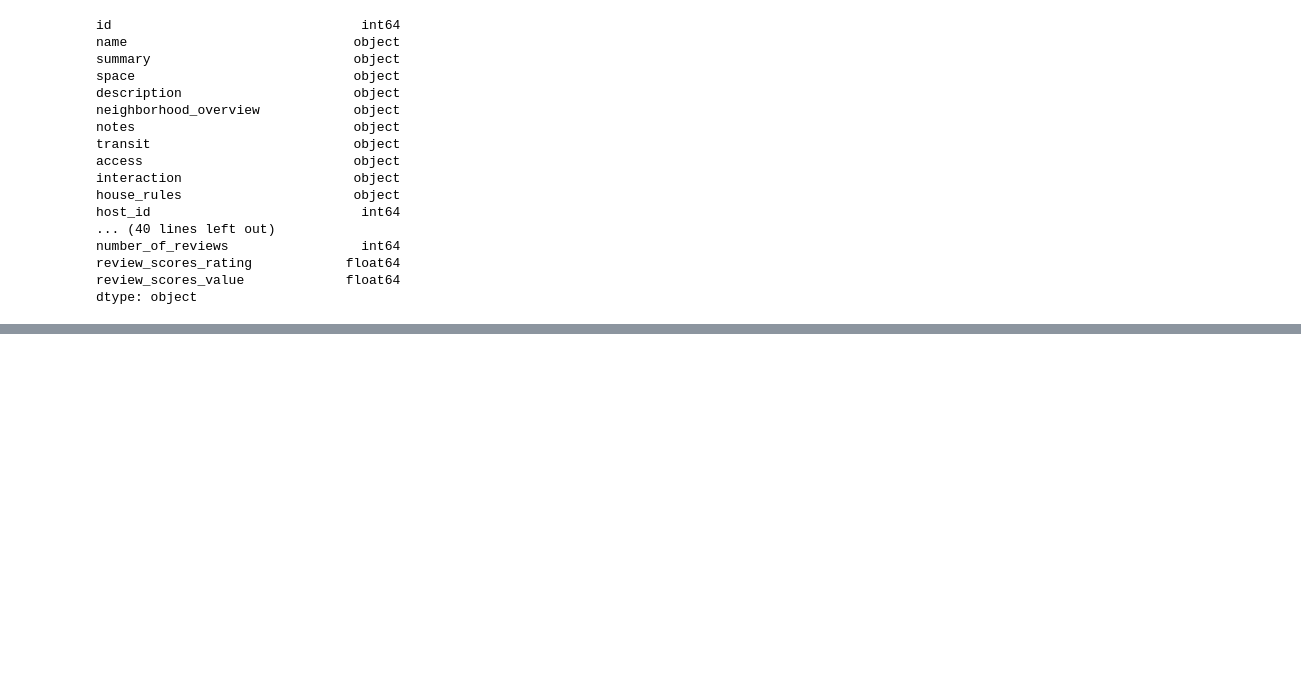
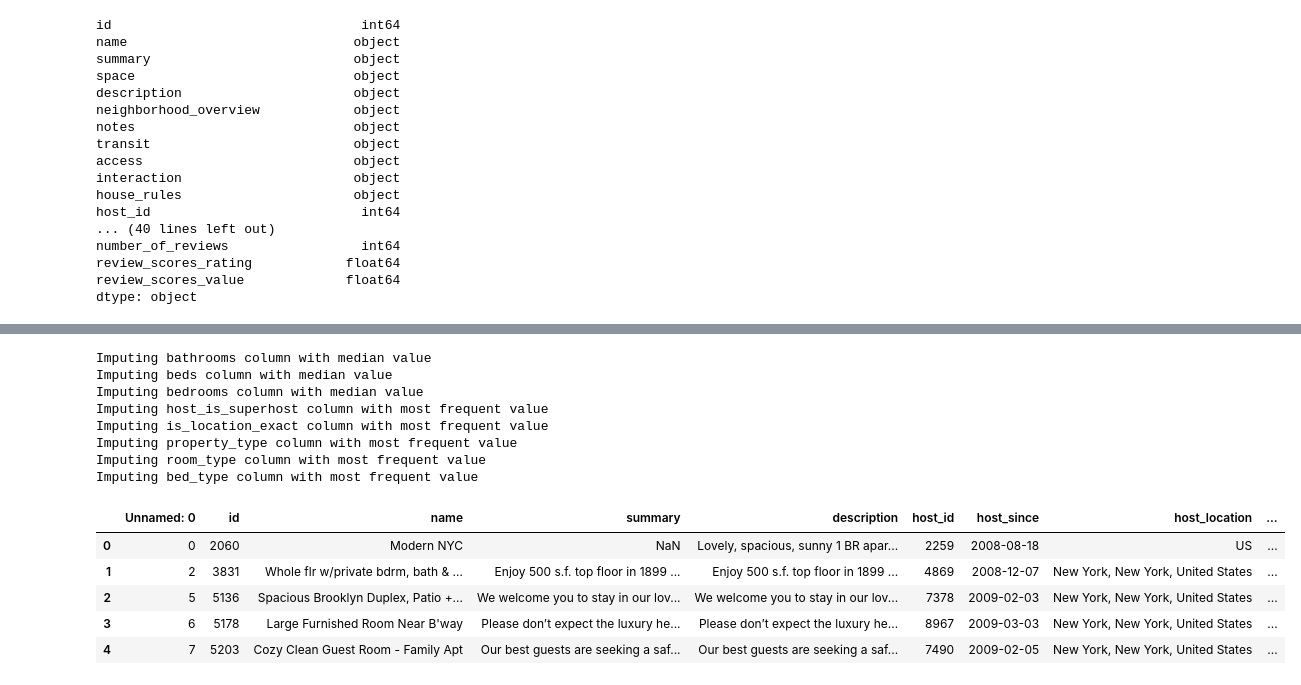
Before and after one commit to Justin-FrankGH/project3, a Jupyter notebook: listings_data_cleaning.ipynb, the cells around one changed output, grey strips where cells are left out. Cells and saved outputs as stored; diff of their text form; code cells hidden in the pictures; blank space fills up the shorter version.

```diff
--- a/listings_data_cleaning.ipynb
+++ b/listings_data_cleaning.ipynb
@@ -256,0 +428,52 @@ def price_fixer(col_name, )
+# %%
+from sklearn.impute import SimpleImputer
+
+categorical_missing_cols = categorical_types
+
+float_missing_cols = ['bathrooms', 'beds', 'bedrooms']
+# %%
+def replace_missing_values(cols, df):
+    '''
+        Takes a list of columns and a dataframe and imputes based on
+        the column type. If it is object type, then most_frequent value
+        is used for imputation. If it is a float/int type, then the median
+        value is used for imputation.
+        arguments:
+            cols: list of columns
+            df : dataframe containing these columns.
+        returns:
+            df: the imputed dataframe
+    '''
+    for col in cols:
+        if type(df[col].dtype) is pd.core.dtypes.dtypes.CategoricalDtype:
+            print("Imputing {} column with most frequent value".format(col))
+            mode_imputer = SimpleImputer(strategy='most_frequent')
+            df.loc[:, col] = mode_imputer.fit_transform(df[[col]])
+        elif df[col].dtype == 'float64' or df[col].dtype == 'int64':
+            print("Imputing {} column with median value".format(col))
+            median_imputer = SimpleImputer(strategy='median')
+            df.loc[:, col] = median_imputer.fit_transform(df[[col]])
+        else:
+            raise ValueError("Invalid column type")
+
+    return df
+# %%
+clean3_df = replace_missing_values(float_missing_cols, clean2_df)
+clean3_df = replace_missing_values(categorical_missing_cols, clean2_df)
+
+clean3_df.head()
+# %% [output]
+Imputing bathrooms column with median value
+Imputing beds column with median value
+Imputing bedrooms column with median value
+Imputing host_is_superhost column with most frequent value
+Imputing is_location_exact column with most frequent value
+Imputing property_type column with most frequent value
+Imputing room_type column with most frequent value
+Imputing bed_type column with most frequent value
+|  | Unnamed: 0 | id | name | summary | description | host_id | host_since | host_location | ... |
+| 0 | 0 | 2060 | Modern NYC | NaN | Lovely, spacious, sunny 1 BR apar... | 2259 | 2008-08-18 | US | ... |
+| 1 | 2 | 3831 | Whole flr w/private bdrm, bath & ... | Enjoy 500 s.f. top floor in 1899 ... | Enjoy 500 s.f. top floor in 1899 ... | 4869 | 2008-12-07 | New York, New York, United States | ... |
+| 2 | 5 | 5136 | Spacious Brooklyn Duplex, Patio +... | We welcome you to stay in our lov... | We welcome you to stay in our lov... | 7378 | 2009-02-03 | New York, New York, United States | ... |
+| 3 | 6 | 5178 | Large Furnished Room Near B'way | Please don’t expect the luxury he... | Please don’t expect the luxury he... | 8967 | 2009-03-03 | New York, New York, United States | ... |
+| 4 | 7 | 5203 | Cozy Clean Guest Room - Family Apt | Our best guests are seeking a saf... | Our best guests are seeking a saf... | 7490 | 2009-02-05 | New York, New York, United States | ... |
```
Also changed, not shown: parts of 31 cells of this notebook.
